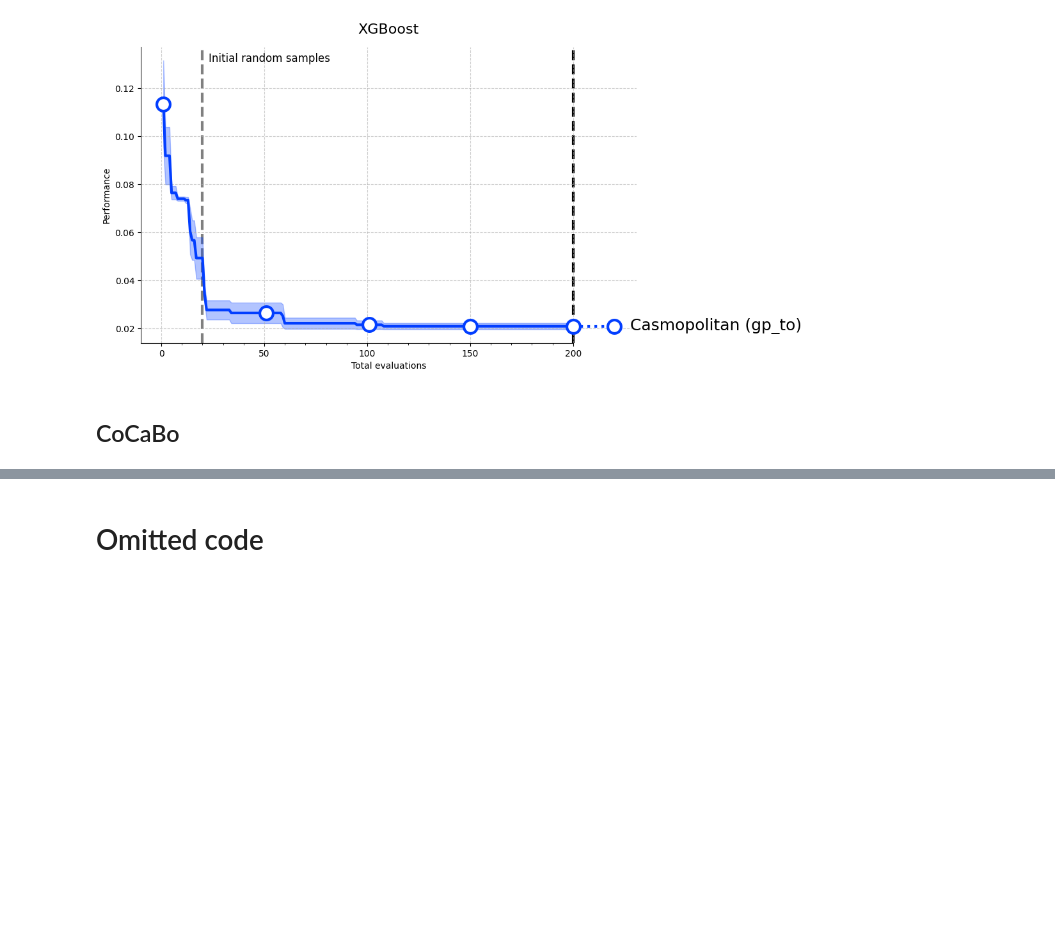
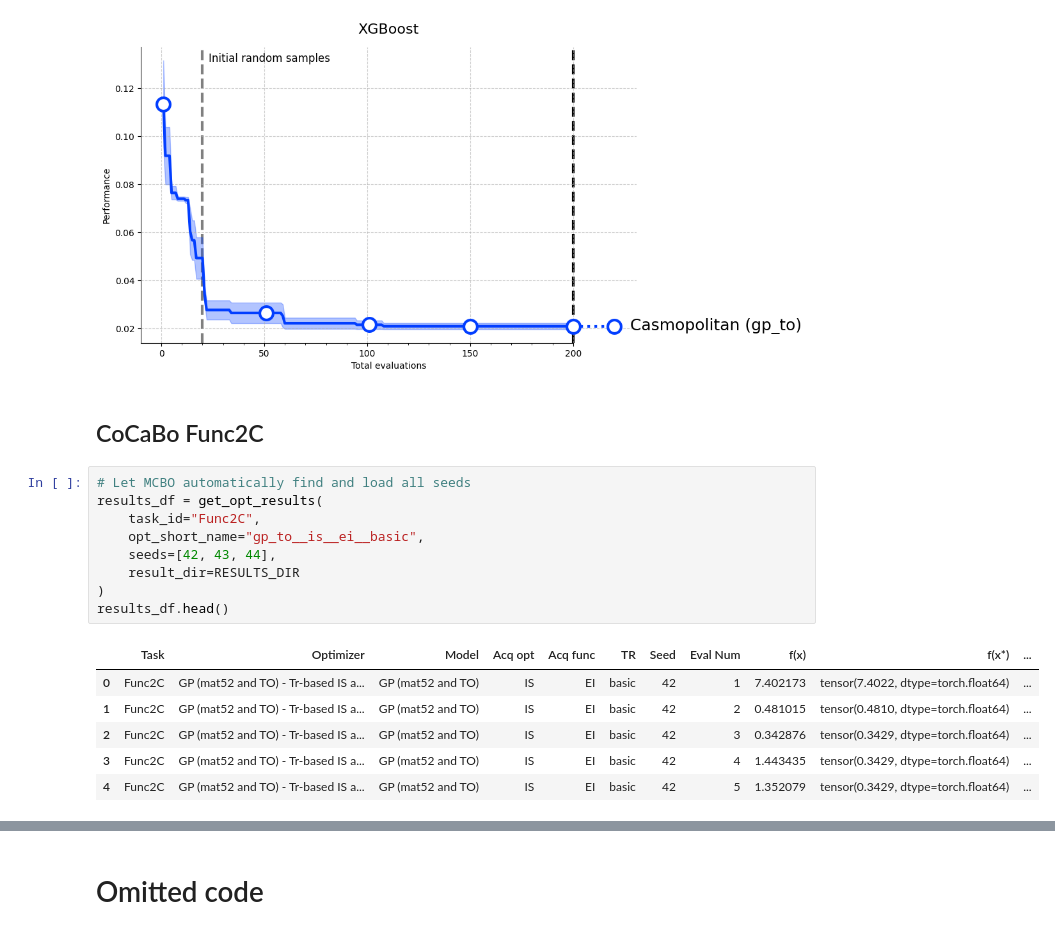
Before and after one commit to FelixJas/HEBO, a Jupyter notebook: MCBO/plotting.ipynb, the cells around one changed output, grey strips where cells are left out. Drawn from its saved outputs; the diff is of its cells as text; blank space fills up the shorter version.

```diff
--- a/MCBO/plotting.ipynb
+++ b/MCBO/plotting.ipynb
@@ -179,4 +179,20 @@ plt.show()
 # %% [output]
 [figure]
 # %% [markdown]
-## CoCaBo
+## CoCaBo Func2C
+# %%
+# Let MCBO automatically find and load all seeds
+results_df = get_opt_results(
+    task_id="Func2C",
+    opt_short_name="gp_to__is__ei__basic",
+    seeds=[42, 43, 44],
+    result_dir=RESULTS_DIR
+)
+results_df.head()
+# %% [output]
+|  | Task | Optimizer | Model | Acq opt | Acq func | TR | Seed | Eval Num | f(x) | f(x*) | ... |
+| 0 | Func2C | GP (mat52 and TO) - Tr-based IS a... | GP (mat52 and TO) | IS | EI | basic | 42 | 1 | 7.402173 | tensor(7.4022, dtype=torch.float64) | ... |
+| 1 | Func2C | GP (mat52 and TO) - Tr-based IS a... | GP (mat52 and TO) | IS | EI | basic | 42 | 2 | 0.481015 | tensor(0.4810, dtype=torch.float64) | ... |
+| 2 | Func2C | GP (mat52 and TO) - Tr-based IS a... | GP (mat52 and TO) | IS | EI | basic | 42 | 3 | 0.342876 | tensor(0.3429, dtype=torch.float64) | ... |
+| 3 | Func2C | GP (mat52 and TO) - Tr-based IS a... | GP (mat52 and TO) | IS | EI | basic | 42 | 4 | 1.443435 | tensor(0.3429, dtype=torch.float64) | ... |
+| 4 | Func2C | GP (mat52 and TO) - Tr-based IS a... | GP (mat52 and TO) | IS | EI | basic | 42 | 5 | 1.352079 | tensor(0.3429, dtype=torch.float64) | ... |
```
Also changed, not shown: parts of 9 cells of this notebook, 4 other files.
